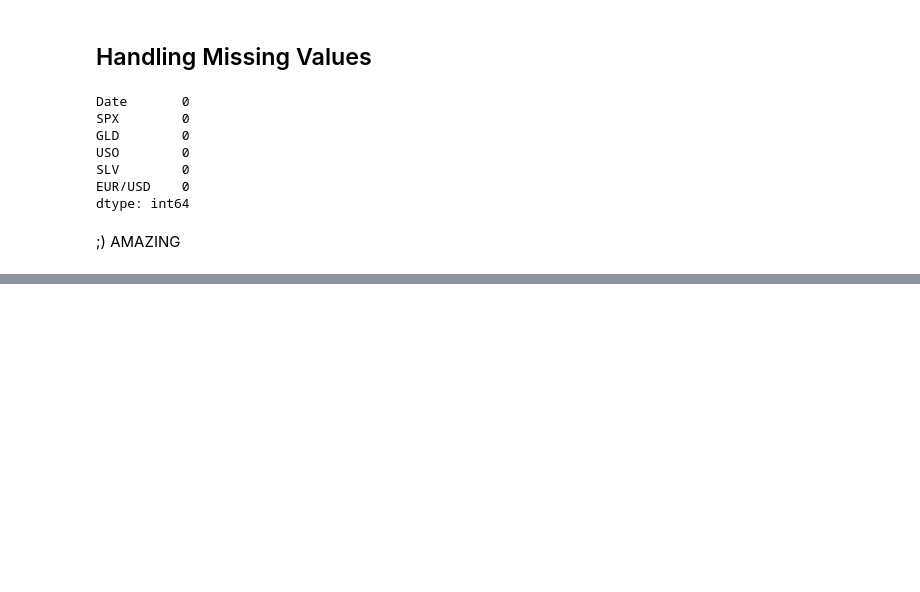
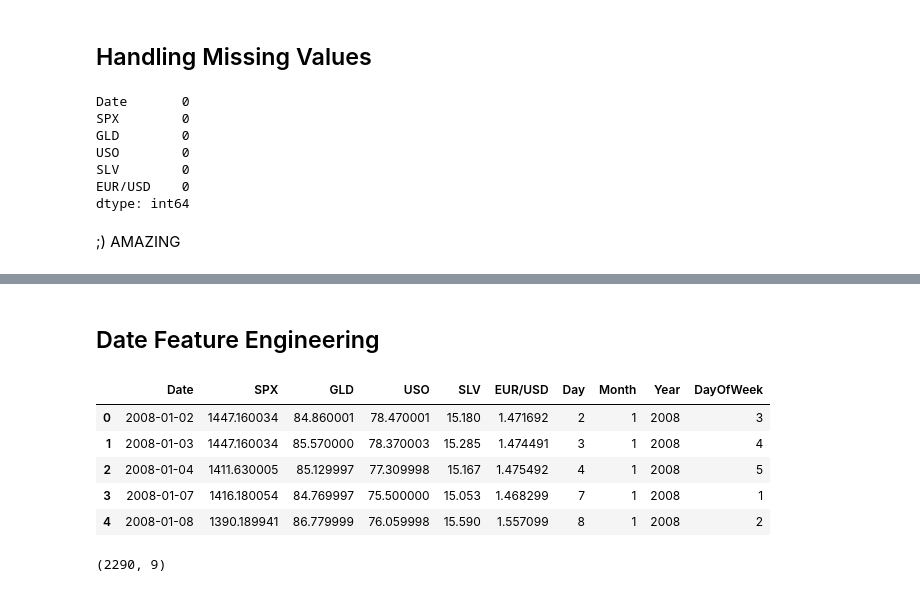
Before and after one commit to imgabrielas/Not-So-Small-ML, a Jupyter notebook: gold-price-prediction/notebook.ipynb, the cells around one changed output, grey strips where cells are left out. Cells and saved outputs as stored; diff of their text form; code cells hidden in the pictures; blank space fills up the shorter version.

```diff
--- a/gold-price-prediction/notebook.ipynb
+++ b/gold-price-prediction/notebook.ipynb
@@ -82,0 +97,16 @@ dtype: int64
+# %% [markdown]
+## Date Feature Engineering
+# %%
+df['Date'] = pd.to_datetime(df['Date'], format='%m/%d/%Y')
+df['Day'] = df['Date'].dt.day
+df['Month'] = df['Date'].dt.month
+df['Year'] = df['Date'].dt.year
+df['DayOfWeek'] = df['Date'].dt.dayofweek + 1  # 1 = Monday, 7 = Sunday
+df.head()
+# %% [output]
+|  | Date | SPX | GLD | USO | SLV | EUR/USD | Day | Month | Year | DayOfWeek |
+| 0 | 2008-01-02 | 1447.160034 | 84.860001 | 78.470001 | 15.180 | 1.471692 | 2 | 1 | 2008 | 3 |
+| 1 | 2008-01-03 | 1447.160034 | 85.570000 | 78.370003 | 15.285 | 1.474491 | 3 | 1 | 2008 | 4 |
+| 2 | 2008-01-04 | 1411.630005 | 85.129997 | 77.309998 | 15.167 | 1.475492 | 4 | 1 | 2008 | 5 |
+| 3 | 2008-01-07 | 1416.180054 | 84.769997 | 75.500000 | 15.053 | 1.468299 | 7 | 1 | 2008 | 1 |
+| 4 | 2008-01-08 | 1390.189941 | 86.779999 | 76.059998 | 15.590 | 1.557099 | 8 | 1 | 2008 | 2 |
@@ -82,0 +115,4 @@ dtype: int64
+# %%
+df.shape
+# %% [output]
+(2290, 9)
```
Also changed, not shown: parts of 4 cells of this notebook.
